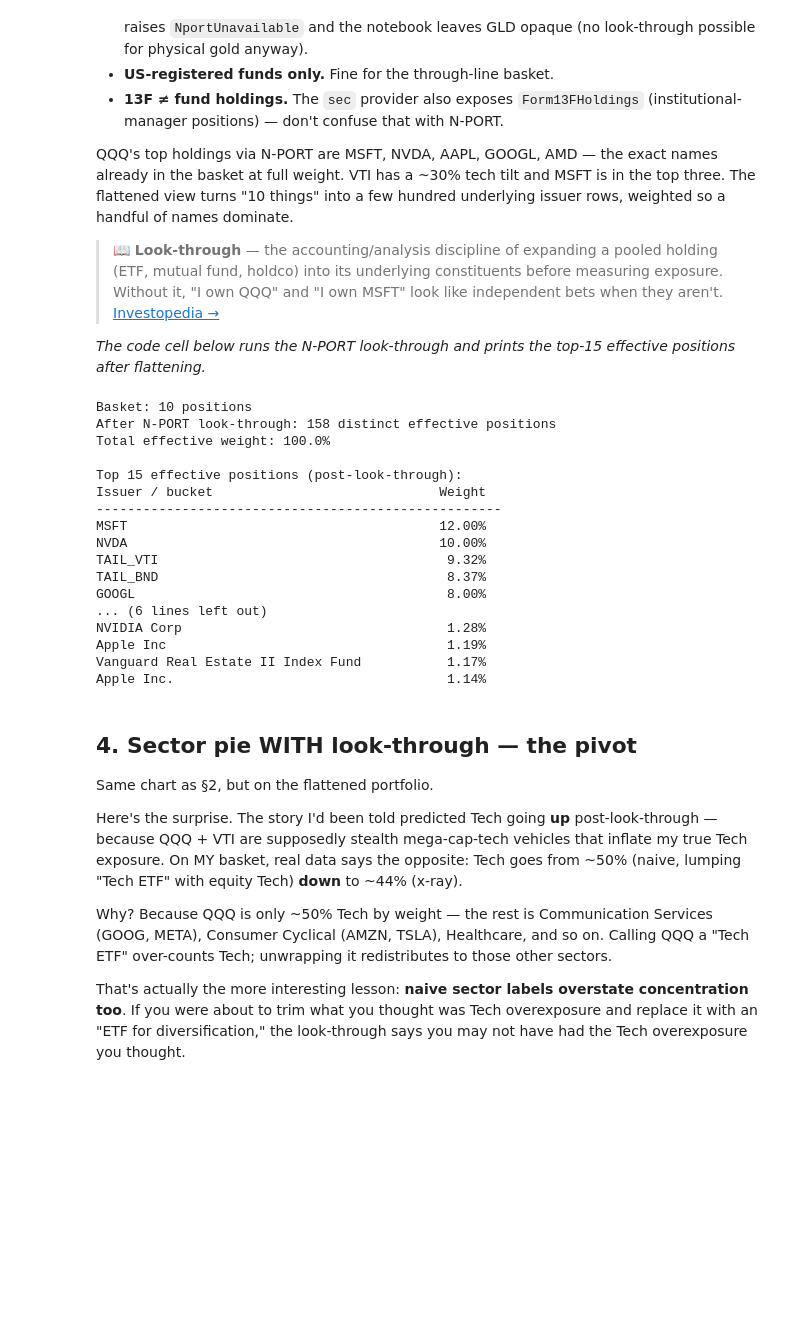
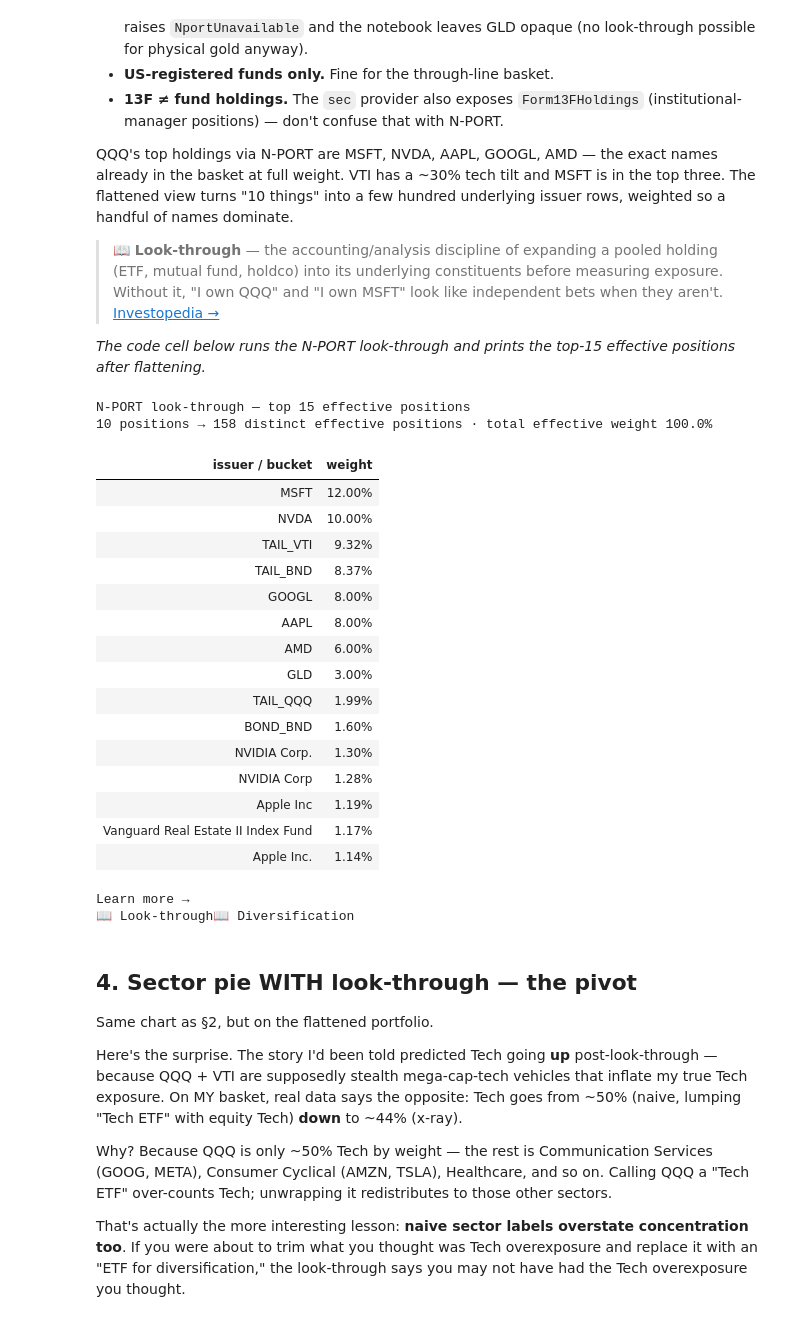
Before and after one commit to prajoria/OpenBB, a Jupyter notebook: notebooks/portfolio/03-basket-xray-and-risk.ipynb, the cells around one changed output. Cells and saved outputs as stored; diff of their text form; code cells hidden in the pictures; blank space fills up the shorter version.

```diff
--- a/notebooks/portfolio/03-basket-xray-and-risk.ipynb
+++ b/notebooks/portfolio/03-basket-xray-and-risk.ipynb
@@ -250,54 +289,66 @@ effective positions after flattening.*
 # %%
 # [Phase B / NB03 §3] Look-through via SEC N-PORT (GH #1426, provenance #1425)
 # Same math as before, authoritative source: SEC EDGAR Form N-PORT filings.
 # Cache is per-operator under .notebook_state/nport_cache/ (gitignored).
 import sys
 sys.path.insert(0, ".")
 from _nport_lookthrough import effective_positions, NportUnavailable
 
 EQUITY_ETFS = {"QQQ", "VTI", "VNQ", "SPY", "DIA", "IWM", "VOO", "VEA", "VXUS", "VWO"}
 BOND_ETFS = {"BND", "AGG", "TLT", "SHY", "TIP", "SCHP"}
 COMMODITY_TRUSTS = {"GLD", "SLV", "DBC"}
 
 effective, non_nport, opaque = effective_positions(
     basket,
     equity_etfs=EQUITY_ETFS,
     bond_etfs=BOND_ETFS,
     commodity_trusts=COMMODITY_TRUSTS,
     top_n_per_etf=50,
 )
 
-print(f"Basket: {len(basket)} positions")
-print(f"After N-PORT look-through: {len(effective)} distinct effective positions")
-print(f"Total effective weight: {sum(effective.values())*100:.1f}%")
-print()
-if non_nport:
-    print(f"Non-N-PORT filers (left opaque): {non_nport}")
-    print()
-
-print("Top 15 effective positions (post-look-through):")
-print(f"{'Issuer / bucket':<40}{'Weight':>10}")
-print("-" * 52)
-for key, w in sorted(effective.items(), key=lambda kv: -kv[1])[:15]:
-    print(f"{key[:38]:<40}{w*100:>9.2f}%")
+# --- render (shared toolkit) ------------------------------------------------
+_total_eff = sum(effective.values())
+_rows = [
+    (nb_pill(str(key)[:38], "accent"), f"{w * 100:.2f}%")
+    for key, w in sorted(effective.items(), key=lambda kv: -kv[1])[:15]
+]
+_opaque_note = (
+    f"<div style='margin-top:9px'>"
+    f"{nb_pill('opaque: ' + ', '.join(str(x) for x in non_nport), 'warn')}"
+    "<span style='opacity:.7;font:12px/1.5 ui-sans-serif,system-ui'>"
+    " — non-N-PORT filers left un-flattened (e.g. GLD is a commodity grantor "
+    "trust, files 10-K/8-K not N-PORT).</span></div>"
+    if non_nport else ""
+)
+nb_panel(
+    "N-PORT look-through — top 15 effective positions",
+    nb_table(["issuer / bucket", "weight"], _rows) + _opaque_note,
+    subtitle=(f"{len(basket)} positions → {len(effective)} distinct effective "
+              f"positions · total effective weight {_total_eff * 100:.1f}%"),
+    tone="neutral",
+    links=["look_through", "diversification"],
+)
 # %% [output]
-Basket: 10 positions
-After N-PORT look-through: 158 distinct effective positions
-Total effective weight: 100.0%
-
-Top 15 effective positions (post-look-through):
-Issuer / bucket                             Weight
-----------------------------------------------------
-MSFT                                        12.00%
-NVDA                                        10.00%
-TAIL_VTI                                     9.32%
-TAIL_BND                                     8.37%
-GOOGL                                        8.00%
-... (6 lines left out)
-NVIDIA Corp                                  1.28%
-Apple Inc                                    1.19%
-Vanguard Real Estate II Index Fund           1.17%
-Apple Inc.                                   1.14%
+N-PORT look-through — top 15 effective positions
+10 positions → 158 distinct effective positions · total effective weight 100.0%
+| issuer / bucket | weight |
+| MSFT | 12.00% |
+| NVDA | 10.00% |
+| TAIL_VTI | 9.32% |
+| TAIL_BND | 8.37% |
+| GOOGL | 8.00% |
+| AAPL | 8.00% |
+| AMD | 6.00% |
+| GLD | 3.00% |
+| TAIL_QQQ | 1.99% |
+| BOND_BND | 1.60% |
+| NVIDIA Corp. | 1.30% |
+| NVIDIA Corp | 1.28% |
+| Apple Inc | 1.19% |
+| Vanguard Real Estate II Index Fund | 1.17% |
+| Apple Inc. | 1.14% |
+Learn more →
+📖 Look-through📖 Diversification
 # %% [markdown]
 ## 4. Sector pie WITH look-through — the pivot
 
```
Also changed, not shown: parts of 10 cells of this notebook, 9 other files.
